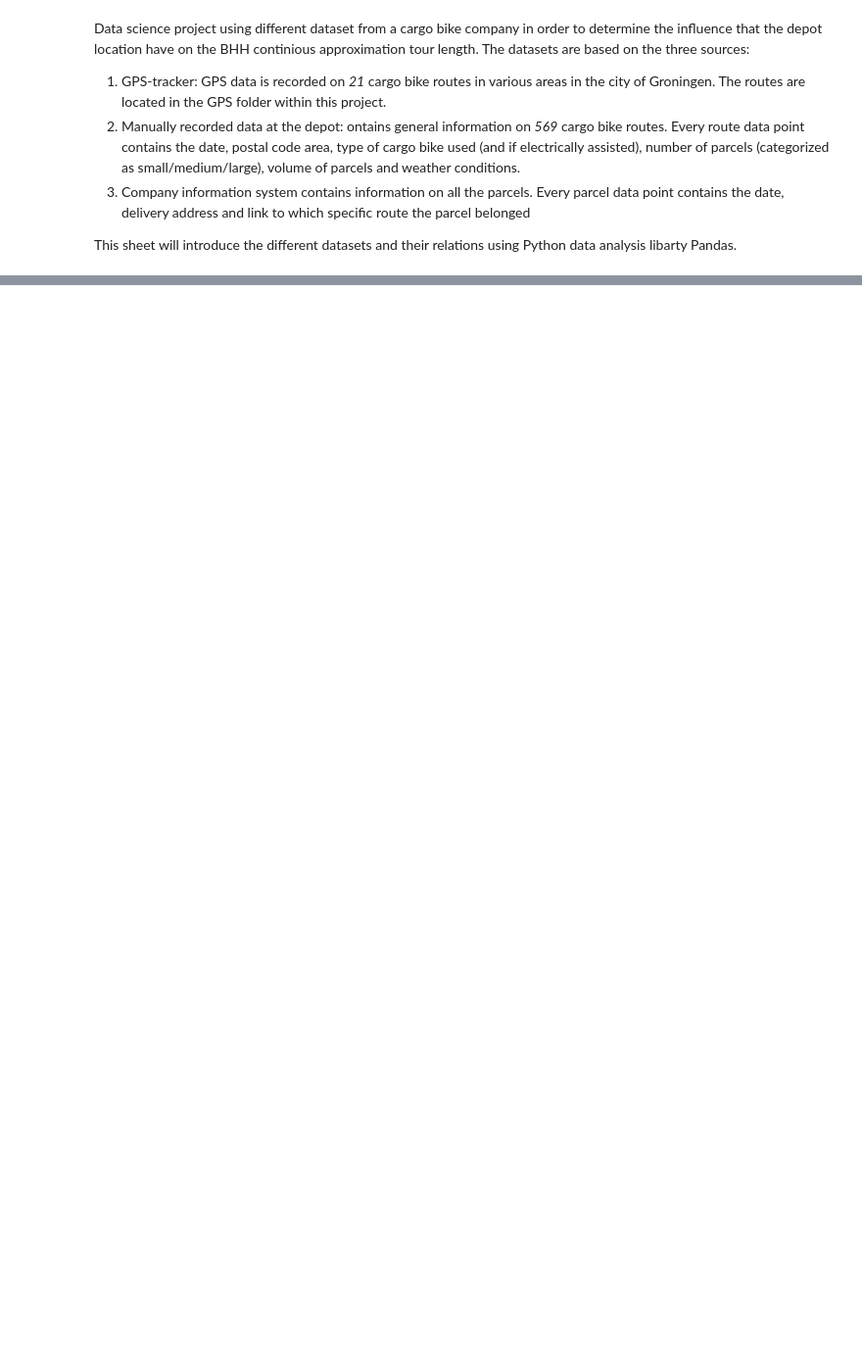
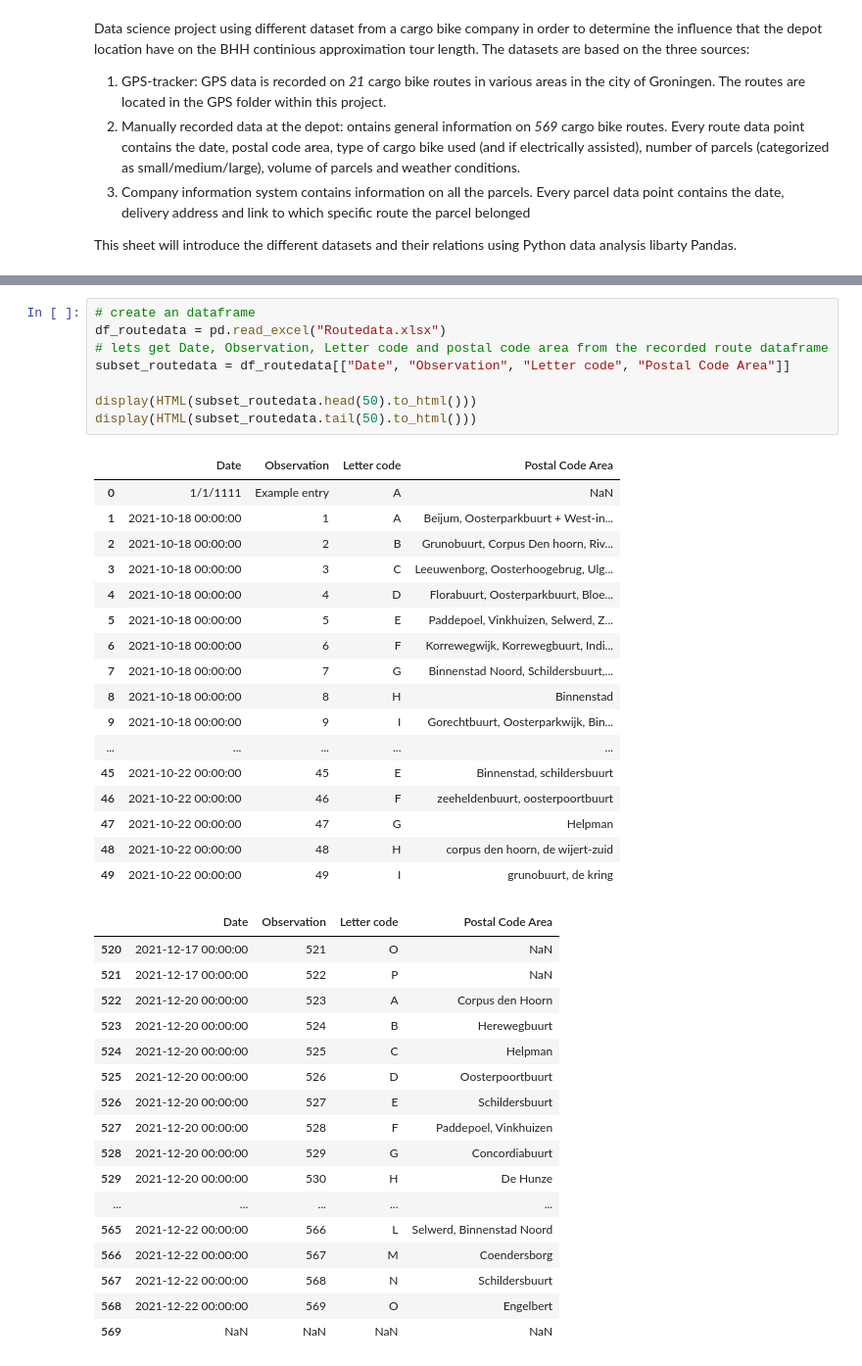
Before and after one commit to teletobbie/last-mile-cargo-bike-delivery, a Jupyter notebook: introduction.ipynb, the cells around one changed output, grey strips where cells are left out. Shown at 98% size. Drawn from its saved outputs; the diff is of its cells as text; blank space fills up the shorter version.

Commit message:
GPS and routedata introduction

```diff
--- a/introduction.ipynb
+++ b/introduction.ipynb
@@ -15,0 +91,43 @@ import pandas as pd
+# %%
+# create an dataframe
+df_routedata = pd.read_excel("Routedata.xlsx")
+# lets get Date, Observation, Letter code and postal code area from the recorded route dataframe
+subset_routedata = df_routedata[["Date", "Observation", "Letter code", "Postal Code Area"]]
+
+display(HTML(subset_routedata.head(50).to_html()))
+display(HTML(subset_routedata.tail(50).to_html()))
+# %% [output]
+|  | Date | Observation | Letter code | Postal Code Area |
+| 0 | 1/1/1111 | Example entry | A | NaN |
+| 1 | 2021-10-18 00:00:00 | 1 | A | Beijum, Oosterparkbuurt + West-in... |
+| 2 | 2021-10-18 00:00:00 | 2 | B | Grunobuurt, Corpus Den hoorn, Riv... |
+| 3 | 2021-10-18 00:00:00 | 3 | C | Leeuwenborg, Oosterhoogebrug, Ulg... |
+| 4 | 2021-10-18 00:00:00 | 4 | D | Florabuurt, Oosterparkbuurt, Bloe... |
+| 5 | 2021-10-18 00:00:00 | 5 | E | Paddepoel, Vinkhuizen, Selwerd, Z... |
+| 6 | 2021-10-18 00:00:00 | 6 | F | Korrewegwijk, Korrewegbuurt, Indi... |
+| 7 | 2021-10-18 00:00:00 | 7 | G | Binnenstad Noord, Schildersbuurt,... |
+| 8 | 2021-10-18 00:00:00 | 8 | H | Binnenstad |
+| 9 | 2021-10-18 00:00:00 | 9 | I | Gorechtbuurt, Oosterparkwijk, Bin... |
+| ... | ... | ... | ... | ... |
+| 45 | 2021-10-22 00:00:00 | 45 | E | Binnenstad, schildersbuurt |
+| 46 | 2021-10-22 00:00:00 | 46 | F | zeeheldenbuurt, oosterpoortbuurt |
+| 47 | 2021-10-22 00:00:00 | 47 | G | Helpman |
+| 48 | 2021-10-22 00:00:00 | 48 | H | corpus den hoorn, de wijert-zuid |
+| 49 | 2021-10-22 00:00:00 | 49 | I | grunobuurt, de kring |
+|  | Date | Observation | Letter code | Postal Code Area |
+| 520 | 2021-12-17 00:00:00 | 521 | O | NaN |
+| 521 | 2021-12-17 00:00:00 | 522 | P | NaN |
+| 522 | 2021-12-20 00:00:00 | 523 | A | Corpus den Hoorn |
+| 523 | 2021-12-20 00:00:00 | 524 | B | Herewegbuurt |
+| 524 | 2021-12-20 00:00:00 | 525 | C | Helpman |
+| 525 | 2021-12-20 00:00:00 | 526 | D | Oosterpoortbuurt |
+| 526 | 2021-12-20 00:00:00 | 527 | E | Schildersbuurt |
+| 527 | 2021-12-20 00:00:00 | 528 | F | Paddepoel, Vinkhuizen |
+| 528 | 2021-12-20 00:00:00 | 529 | G | Concordiabuurt |
+| 529 | 2021-12-20 00:00:00 | 530 | H | De Hunze |
+| ... | ... | ... | ... | ... |
+| 565 | 2021-12-22 00:00:00 | 566 | L | Selwerd, Binnenstad Noord |
+| 566 | 2021-12-22 00:00:00 | 567 | M | Coendersborg |
+| 567 | 2021-12-22 00:00:00 | 568 | N | Schildersbuurt |
+| 568 | 2021-12-22 00:00:00 | 569 | O | Engelbert |
+| 569 | NaN | NaN | NaN | NaN |
```
Also changed, not shown: parts of 10 cells of this notebook, 24 other files.
